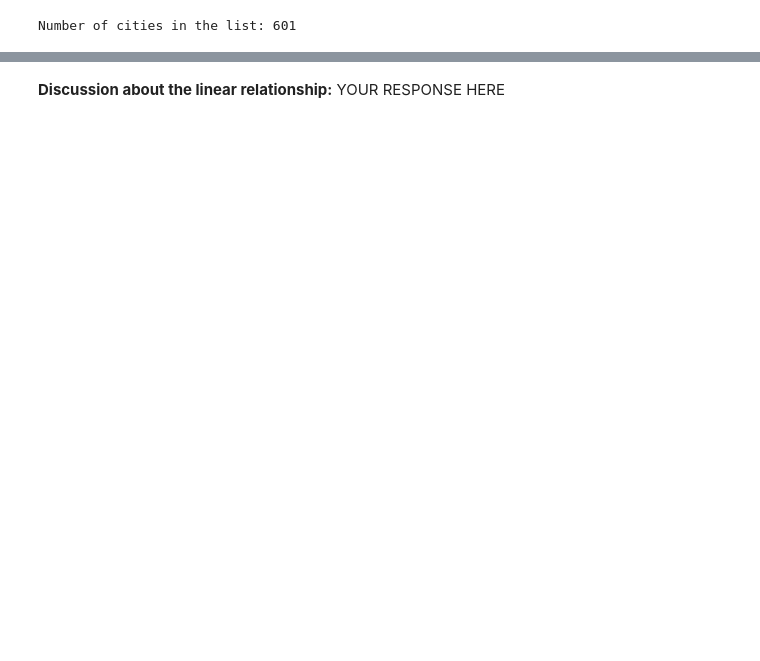
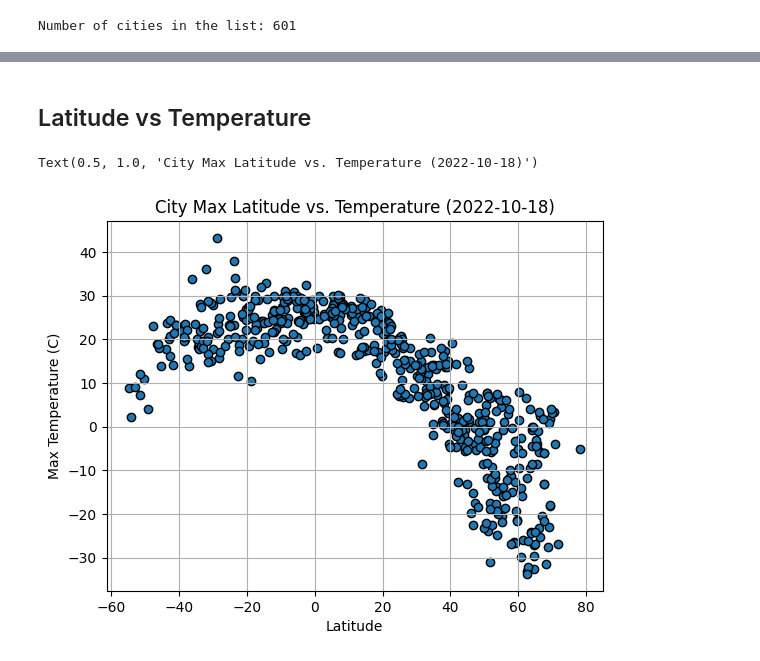
Before and after one commit to michael8607/python-api-challenge, a Jupyter notebook: WeatherPy/WeatherPy.ipynb, the cells around one changed output, grey strips where cells are left out. Cells and saved outputs as stored; diff of their text form; code cells hidden in the pictures; blank space fills up the shorter version.

```diff
--- a/WeatherPy/WeatherPy.ipynb
+++ b/WeatherPy/WeatherPy.ipynb
@@ -325,2 +199,18 @@ The r-value is: 0.062239040700515696
-# %% [markdown]
-**Discussion about the linear relationship:** YOUR RESPONSE HERE
+# %% [markdown]
+## Latitude vs Temperature
+# %%
+#define your X & Y data
+x_data = city_data_df['Lat']
+y_data = city_data_df['Max Temp']
+
+#plot the data
+lat_vs_temp = plt.scatter(x_data, y_data, edgecolor = 'black')
+
+#labels & grid
+plt.grid(True)
+plt.xlabel('Latitude')
+plt.ylabel('Max Temperature (C)')
+plt.title('City Max Latitude vs. Temperature (2022-10-18)')
+# %% [output]
+Text(0.5, 1.0, 'City Max Latitude vs. Temperature (2022-10-18)')
+[figure, added]
```
Also changed, not shown: parts of 56 cells of this notebook, 1 other file.
